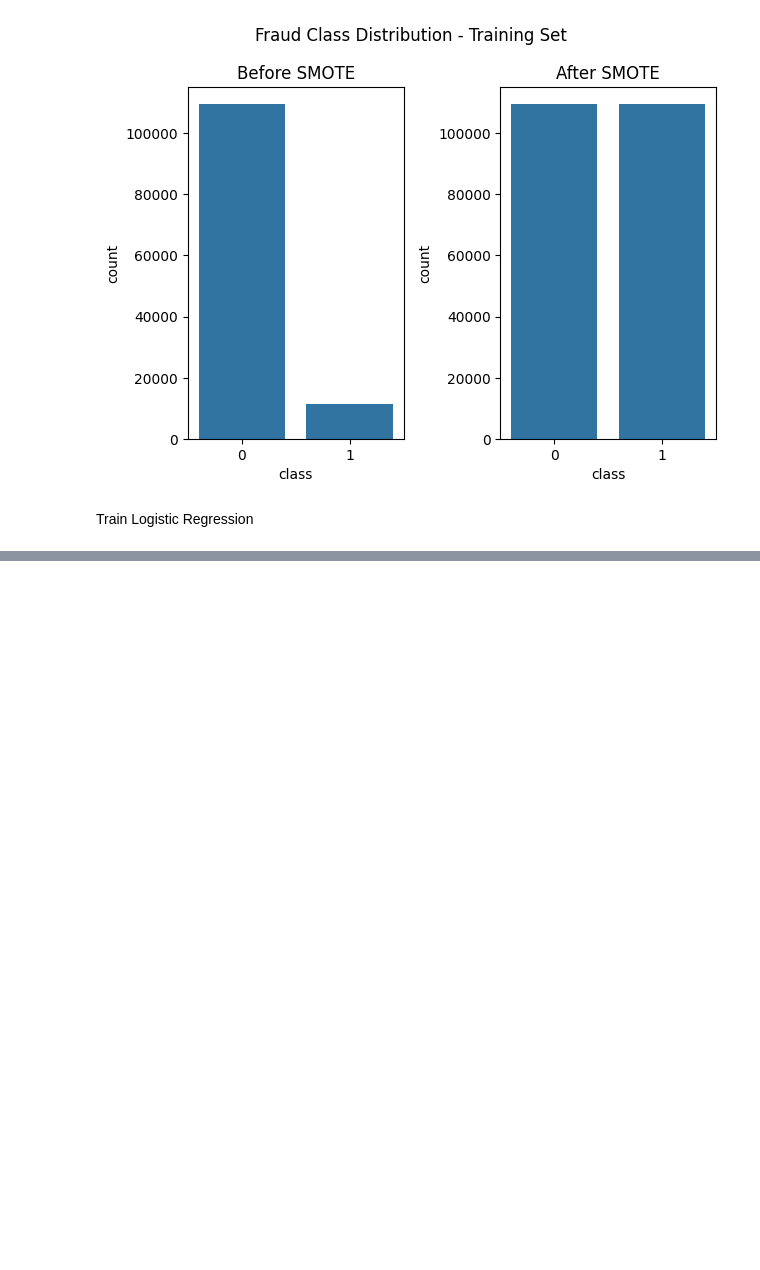
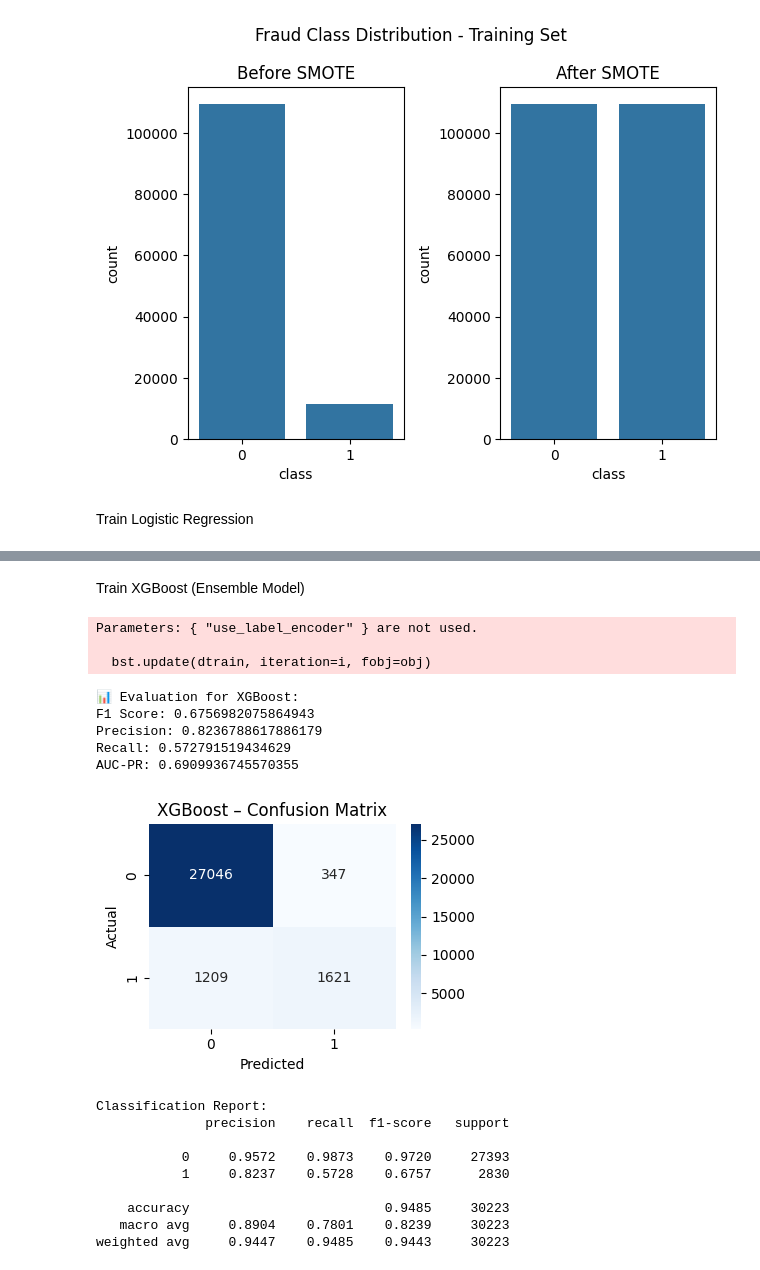
Before and after one commit to Filimon-H/fraud-detection-ecommerce-banking, a Jupyter notebook: notebook/modeling_fraud_data.ipynb, the cells around one changed output, grey strips where cells are left out. Drawn from its saved outputs; the diff is of its cells as text; code cells hidden in the pictures; blank space fills up the shorter version.

```diff
--- a/notebook/modeling_fraud_data.ipynb
+++ b/notebook/modeling_fraud_data.ipynb
@@ -80,0 +103,40 @@ ModuleNotFoundError: No module named 'src'
+# %% [markdown]
+ Train XGBoost (Ensemble Model)
+# %%
+from xgboost import XGBClassifier
+
+# Train XGBoost on SMOTE-balanced data
+xgb_model = XGBClassifier(
+    n_estimators=100,
+    learning_rate=0.1,
+    max_depth=6,
+    scale_pos_weight=1,  # already balanced via SMOTE
+    use_label_encoder=False,
+    eval_metric='logloss',
+    random_state=42
+)
+
+xgb_model.fit(X_train_balanced, y_train_balanced)
+
+# Evaluate on original test set (drop non-numeric columns for consistency)
+X_test_numeric = X_test.drop(columns=non_numeric_cols)
+evaluate_model(xgb_model, X_test_numeric, y_test, model_name="XGBoost")
+# %% [output]
+Parameters: { "use_label_encoder" } are not used.
+
+  bst.update(dtrain, iteration=i, fobj=obj)
+📊 Evaluation for XGBoost:
+F1 Score: 0.6756982075864943
+Precision: 0.8236788617886179
+Recall: 0.572791519434629
+AUC-PR: 0.6909936745570355
+[figure, added]
+Classification Report:
+              precision    recall  f1-score   support
+
+           0     0.9572    0.9873    0.9720     27393
+           1     0.8237    0.5728    0.6757      2830
+
+    accuracy                         0.9485     30223
+   macro avg     0.8904    0.7801    0.8239     30223
+weighted avg     0.9447    0.9485    0.9443     30223
```
Also changed, not shown: parts of 5 cells of this notebook.
